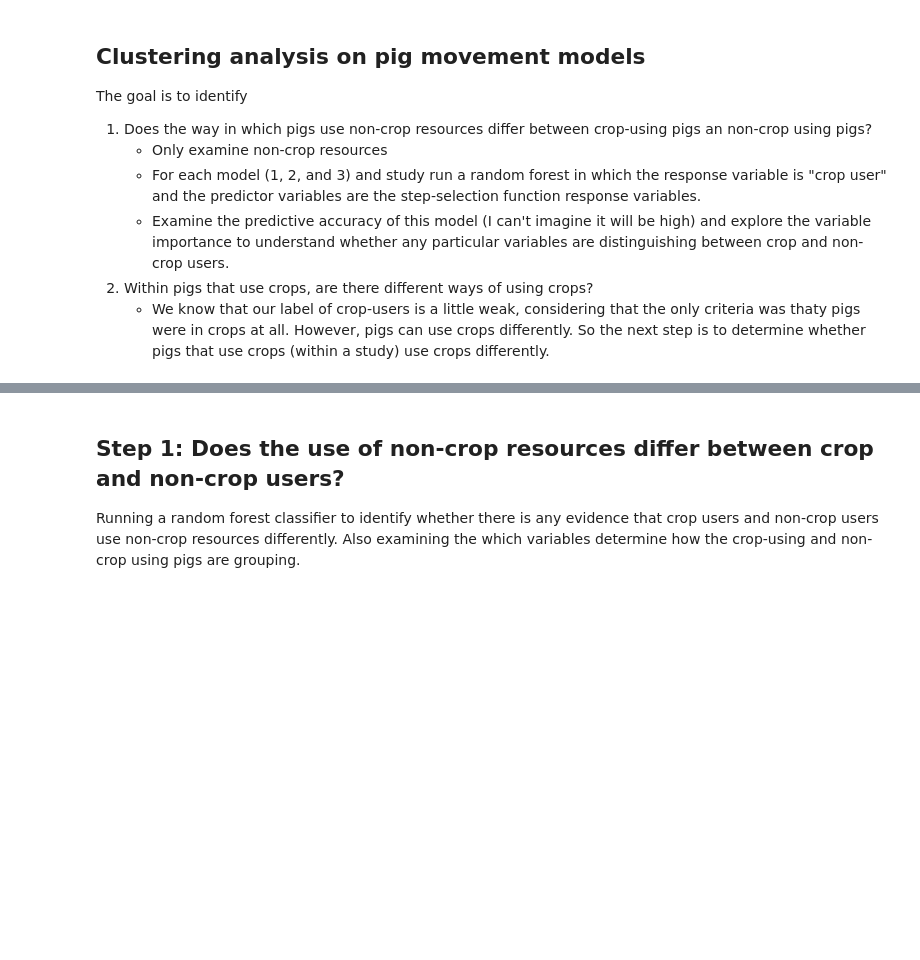
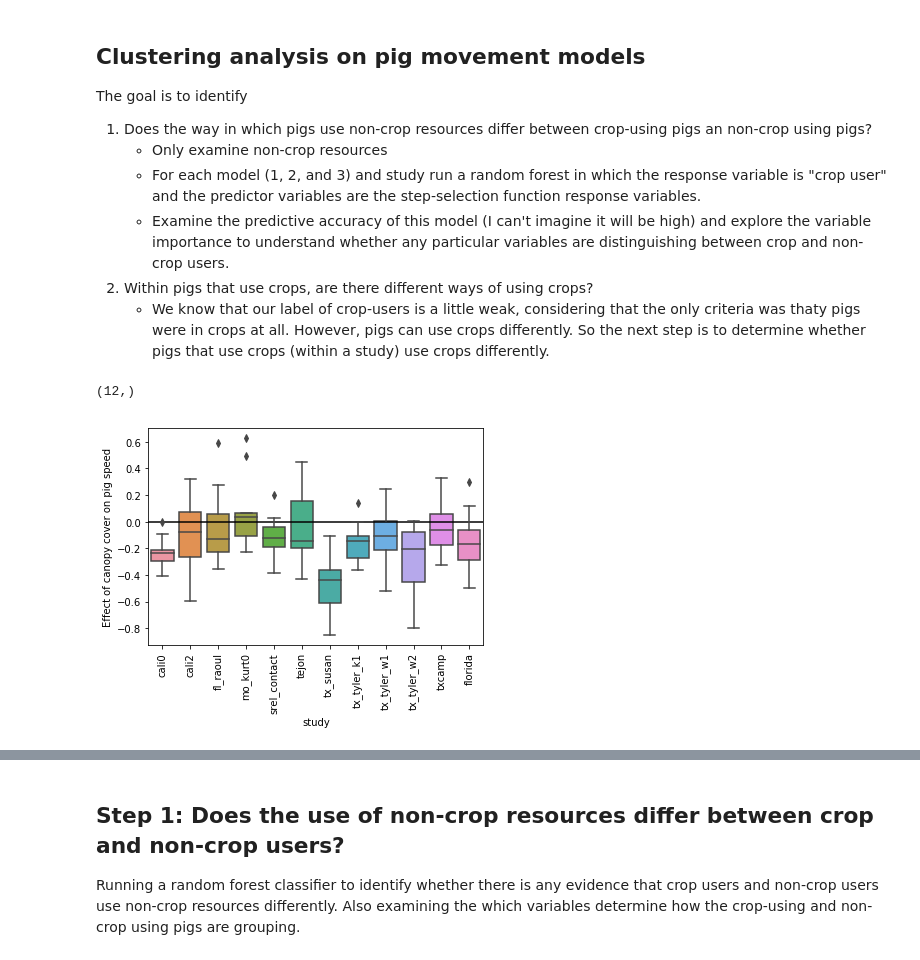
Before and after one commit to mqwilber/rsf_swine, a Jupyter notebook: code/Cluster_analysis.ipynb, the cells around one changed output, grey strips where cells are left out. Cells and saved outputs as stored; diff of their text form; code cells hidden in the pictures; blank space fills up the shorter version.

```diff
--- a/code/Cluster_analysis.ipynb
+++ b/code/Cluster_analysis.ipynb
@@ -45,3 +46,17 @@ cropuser = cropuser[~cropuser.duplicated()]
 
 # Load in pig attribute data
 pigatt = pd.read_csv("../data/formatted/pig_attributes.csv")[['pigID', 'sex']]
+# %%
+modparams[0].study.unique().shape
+# %% [output]
+(12,)
+# %%
+cc = modparams[1][modparams[1].coef.isin(['canopycover_loc'])]
+cc
+ax = sns.boxplot(x="study", y="value", data=cc)
+ax.set_xticklabels(ax.get_xticklabels(), rotation=90)
+ax.hlines(0, *ax.get_xlim())
+ax.set_ylabel("Effect of canopy cover on pig speed")
+plt.savefig("../docs/presentations/images/canopycover_pop.pdf", bbox_inches="tight")
+# %% [output]
+[figure, added]
```
Also changed, not shown: parts of 17 cells of this notebook, 6 other files.
